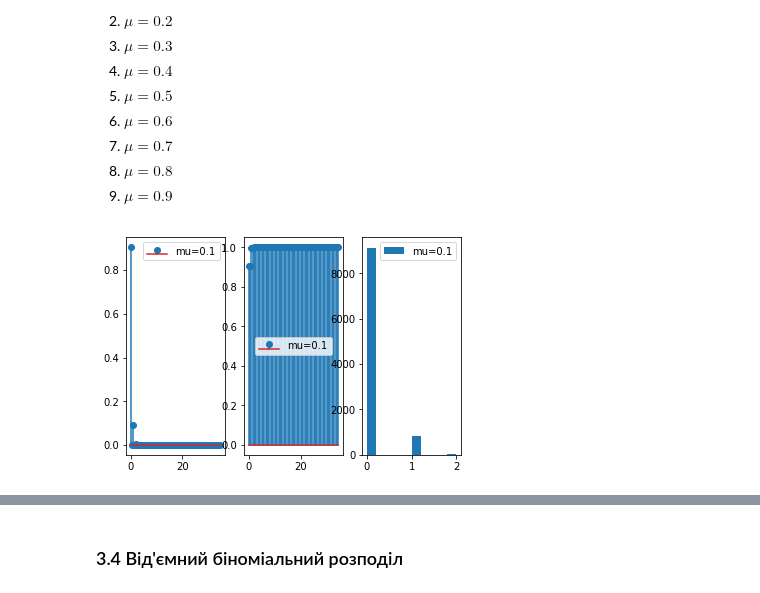
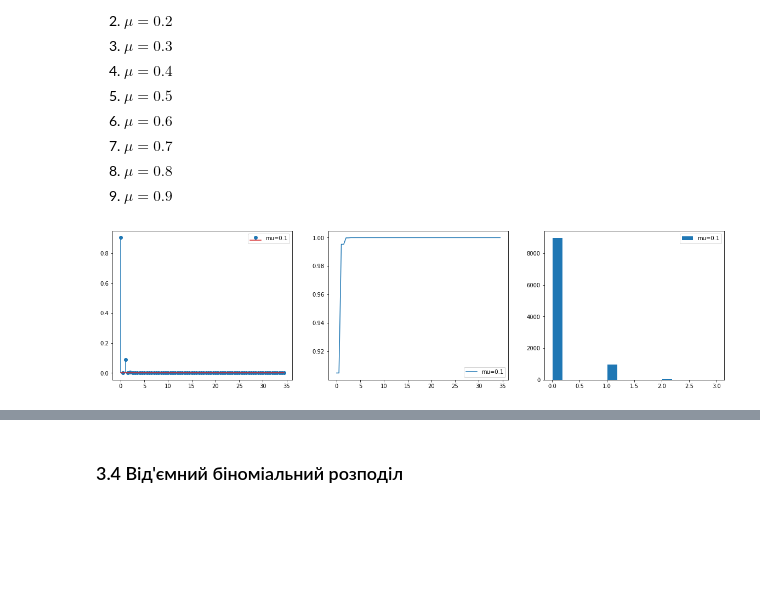
Before and after one commit to davendiy/pt_course2, a Jupyter notebook: Лабораторне заняття 4/Домашня робота 4.ipynb, the cells around one changed output, grey strips where cells are left out. Drawn from its saved outputs; the diff is of its cells as text; code cells hidden in the pictures; blank space fills up the shorter version.

```diff
--- a/Лабораторне заняття 4/Домашня робота 4.ipynb
+++ b/Лабораторне заняття 4/Домашня робота 4.ipynb
@@ -231,10 +231,10 @@ for n, p in [(15, 0.8), (15, 0.2), (20, 0.4), (20, 0.6), (7, 0.5), (25, 0.5), (1
     y1 = binom.pmf(x, n, p)
     y2 = binom.cdf(x, n, p)
     rand = binom.rvs(n=n, p=p, size=10000)
-    fig, axs = plt.subplots(1, 3, sharex=False, sharey=False)
-    axs[0].stem(x, y1, label='n={}, p={}'.format(n, p))
-    axs[1].stem(x, y2, label='n={}, p={}'.format(n, p))
-    axs[2].hist(rand, label='n={}, p={}'.format(n, p))
+    fig, axs = plt.subplots(1, 3, figsize=(20, 5))
+    axs[0].stem(x, y1, label='n={}, p={}'.format(n, p), use_line_collection=True)
+    axs[1].plot(x, y2, label='n={}, p={}'.format(n, p))
+    axs[2].hist(rand, label='n={}, p={}'.format(n, p), rwidth=0.9, bins='auto')
     axs[0].legend()
     axs[1].legend()
     axs[2].legend()
@@ -270,10 +270,10 @@ for p in [0.1, 0.2, 0.3, 0.4, 0.5, 0.6, 0.7, 0.8, 0.9]:
     y1 = geom.pmf(x, p)
     y2 = geom.cdf(x, p)
     rand = geom.rvs(p=p, size=10000)
-    fig, axs = plt.subplots(1, 3, sharex=False, sharey=False)
-    axs[0].stem(x, y1, label='p={}'.format(p))
-    axs[1].stem(x, y2, label='p={}'.format(p))
-    axs[2].hist(rand, label='p={}'.format(p))
+    fig, axs = plt.subplots(1, 3, figsize=(20, 5))
+    axs[0].stem(x, y1, label='p={}'.format(p), use_line_collection=True)
+    axs[1].plot(x, y2, label='p={}'.format(p))
+    axs[2].hist(rand, label='p={}'.format(p), rwidth=0.9, bins='auto')
     axs[0].legend()
     axs[1].legend()
     axs[2].legend()
@@ -303,19 +303,19 @@ for p in [0.1, 0.2, 0.3, 0.4, 0.5, 0.6, 0.7, 0.8, 0.9]:
 # %%
 # Місце для Вашого коду
 
 from scipy.stats import poisson
 
 for mu in [0.1, 0.2, 0.3, 0.4, 0.5, 0.6, 0.7, 0.8, 0.9]:
     x = np.arange(0, N_constant, 0.5)
     y1 = poisson.pmf(x, mu)
     y2 = poisson.cdf(x, mu)
     rand = poisson.rvs(mu=mu, size=10000)
-    fig, axs = plt.subplots(1, 3, sharex=False, sharey=False)
-    axs[0].stem(x, y1, label='mu={}'.format(mu))
-    axs[1].stem(x, y2, label='mu={}'.format(mu))
-    axs[2].hist(rand, label='mu={}'.format(mu))
+    fig, axs = plt.subplots(1, 3, figsize=(20, 5))
+    axs[0].stem(x, y1, label='mu={}'.format(mu), use_line_collection=True)
+    axs[1].plot(x, y2, label='mu={}'.format(mu))
+    axs[2].hist(rand, label='mu={}'.format(mu), bins='auto', rwidth=0.9)
     axs[0].legend()
     axs[1].legend()
     axs[2].legend()
 # %% [output]
-[figure, old version]
+[figure, new version]
```
Also changed, not shown: parts of 18 cells of this notebook, 2 other files.
